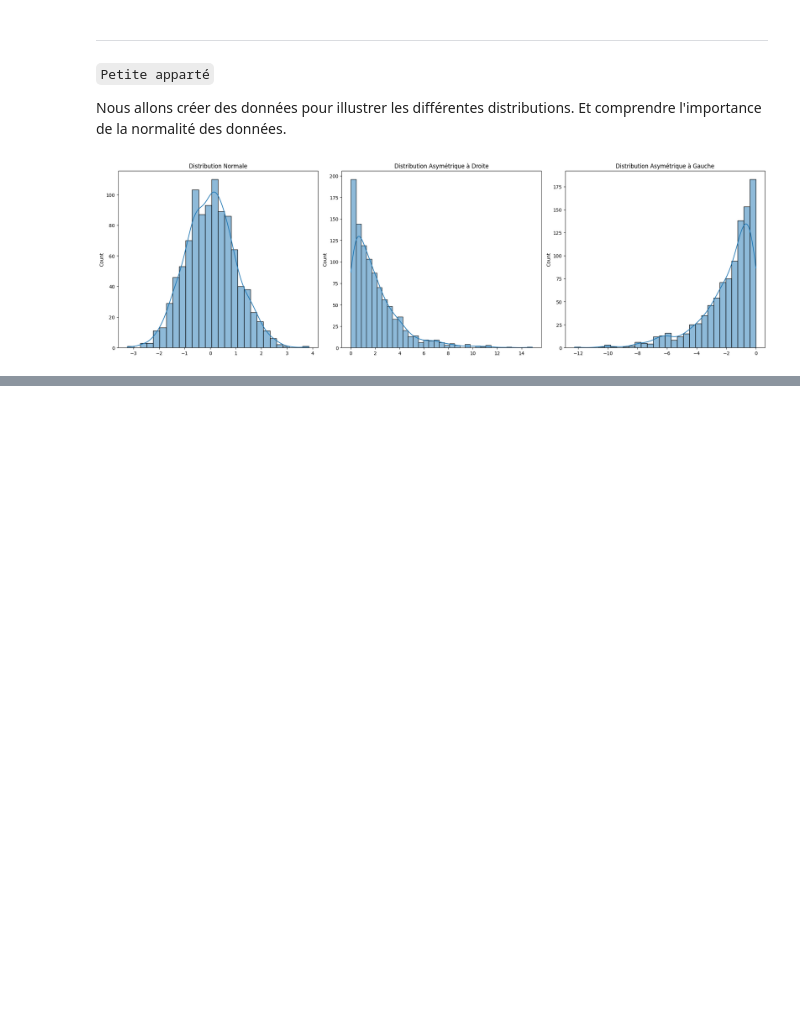
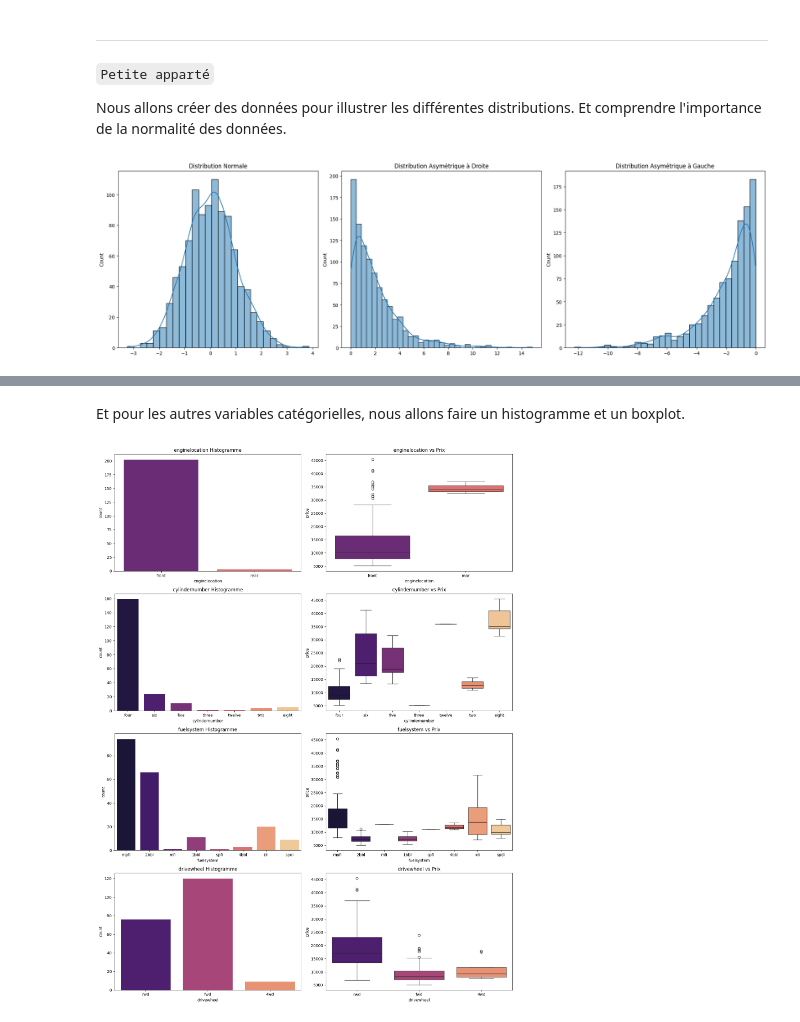
Before and after one commit to logan974/DataCupChallengeLoganFork, a Jupyter notebook: MasterClass_3/Cours3.ipynb, the cells around one changed output, grey strips where cells are left out. Cells and saved outputs as stored; diff of their text form; code cells hidden in the pictures; blank space fills up the shorter version.

```diff
--- a/MasterClass_3/Cours3.ipynb
+++ b/MasterClass_3/Cours3.ipynb
@@ -724,0 +811,21 @@ ___
+# %% [markdown]
+Et pour les autres variables catégorielles, nous allons faire un histogramme et un boxplot.
+# %%
+def plot_count(x,fig):
+    plt.subplot(4,2,fig)
+    plt.title(x+' Histogramme')
+    sns.countplot(x=carprice_df[x],palette=("magma"))
+    plt.subplot(4,2,(fig+1))
+    plt.title(x+' vs Prix')
+    sns.boxplot(x=carprice_df[x], y=carprice_df.price, palette=("magma"))
+
+plt.figure(figsize=(15,20))
+
+plot_count('enginelocation', 1)
+plot_count('cylindernumber', 3)
+plot_count('fuelsystem', 5)
+plot_count('drivewheel', 7)
+
+plt.tight_layout()
+# %% [output]
+[figure, added]
```
Also changed, not shown: parts of 11 cells of this notebook.
